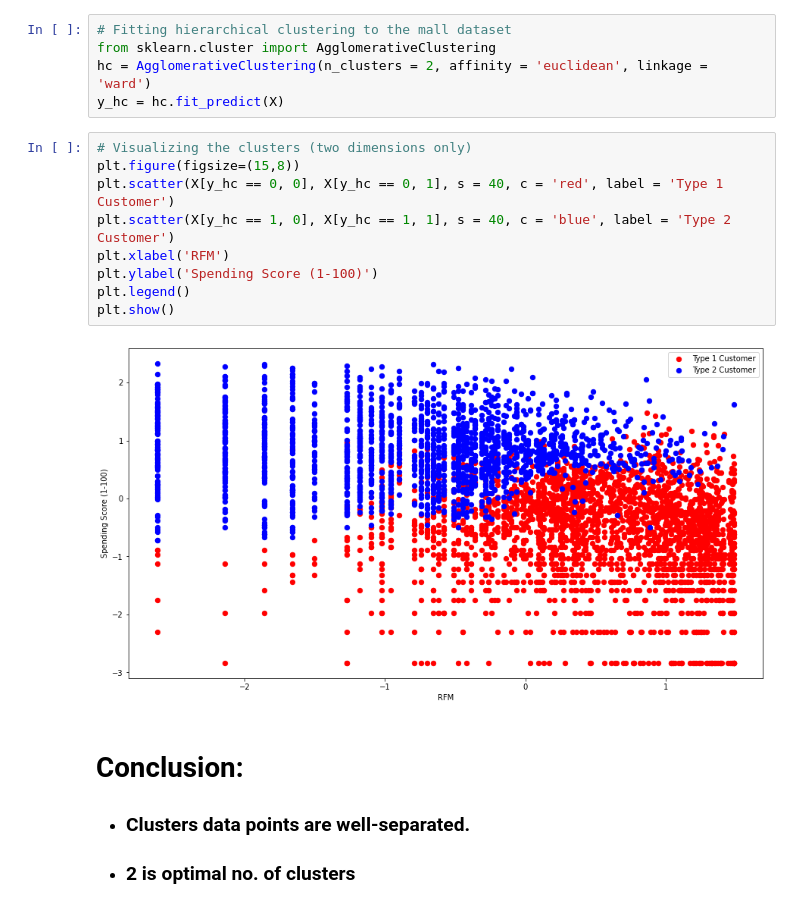
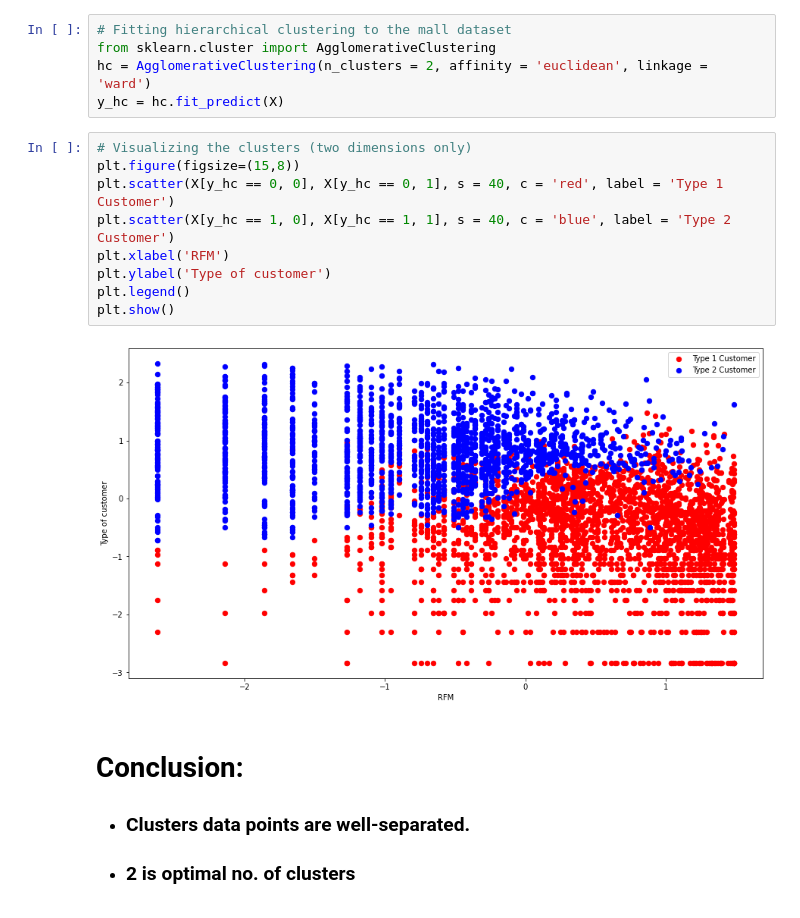
Before and after one commit to meena25091992/Online_Retail_Customer_Segmentation, a Jupyter notebook: Individual_Copy_Online_Retail_Customer_Segmentation.ipynb, the cells around one changed output. Drawn from its saved outputs; the diff is of its cells as text.

```diff
--- a/Individual_Copy_Online_Retail_Customer_Segmentation.ipynb
+++ b/Individual_Copy_Online_Retail_Customer_Segmentation.ipynb
@@ -1094,14 +1094,14 @@ y_hc = hc.fit_predict(X)
 # %%
 # Visualizing the clusters (two dimensions only)
 plt.figure(figsize=(15,8))
 plt.scatter(X[y_hc == 0, 0], X[y_hc == 0, 1], s = 40, c = 'red', label = 'Type 1 Customer')
 plt.scatter(X[y_hc == 1, 0], X[y_hc == 1, 1], s = 40, c = 'blue', label = 'Type 2 Customer')
 plt.xlabel('RFM')
-plt.ylabel('Spending Score (1-100)')
+plt.ylabel('Type of customer')
 plt.legend()
 plt.show()
 # %% [output]
-[figure, old version]
+[figure, new version]
 # %% [markdown]
 # Conclusion:
 * ### Clusters data points are well-separated.
```
Also changed, not shown: parts of 10 cells of this notebook.
